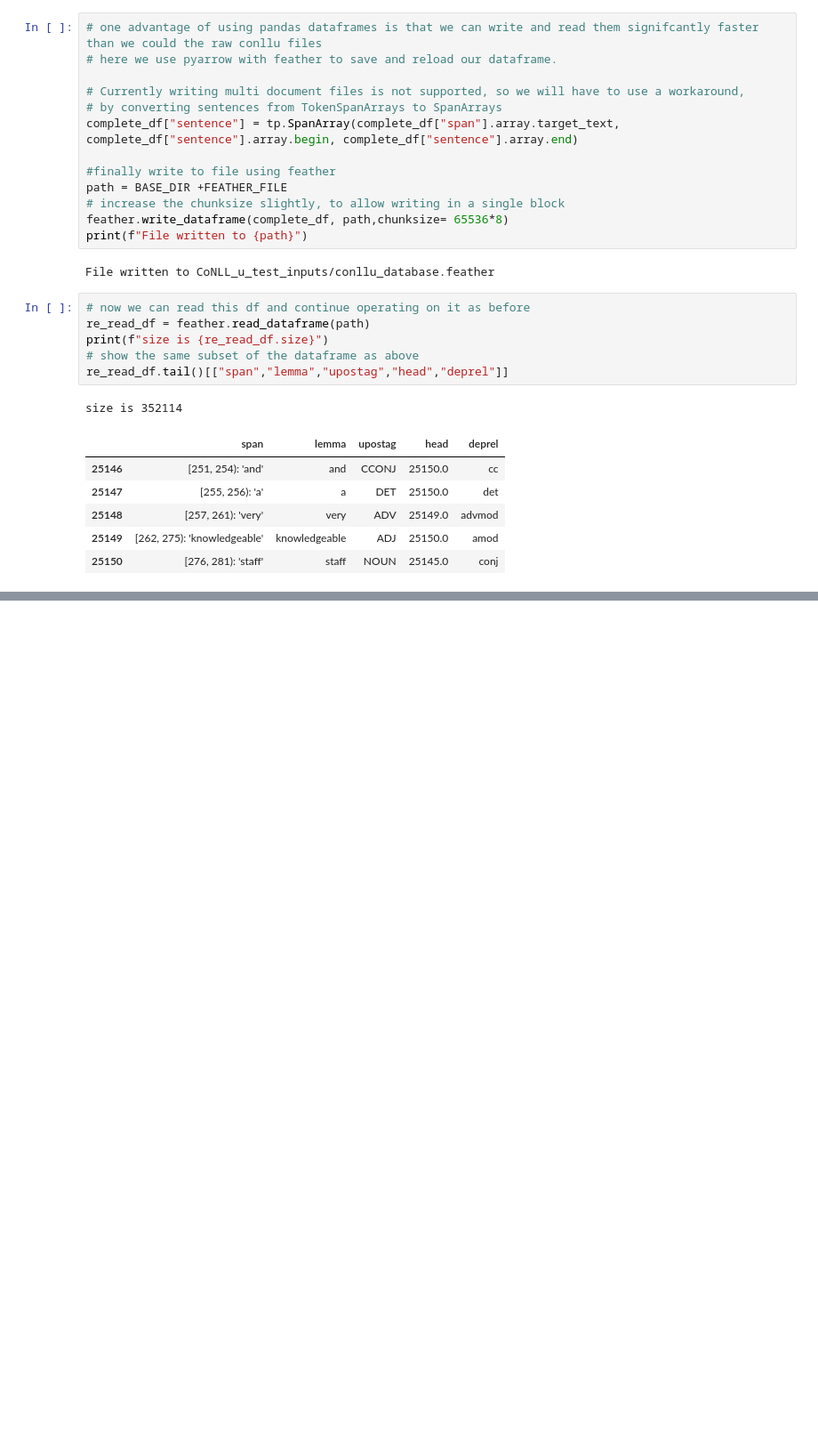
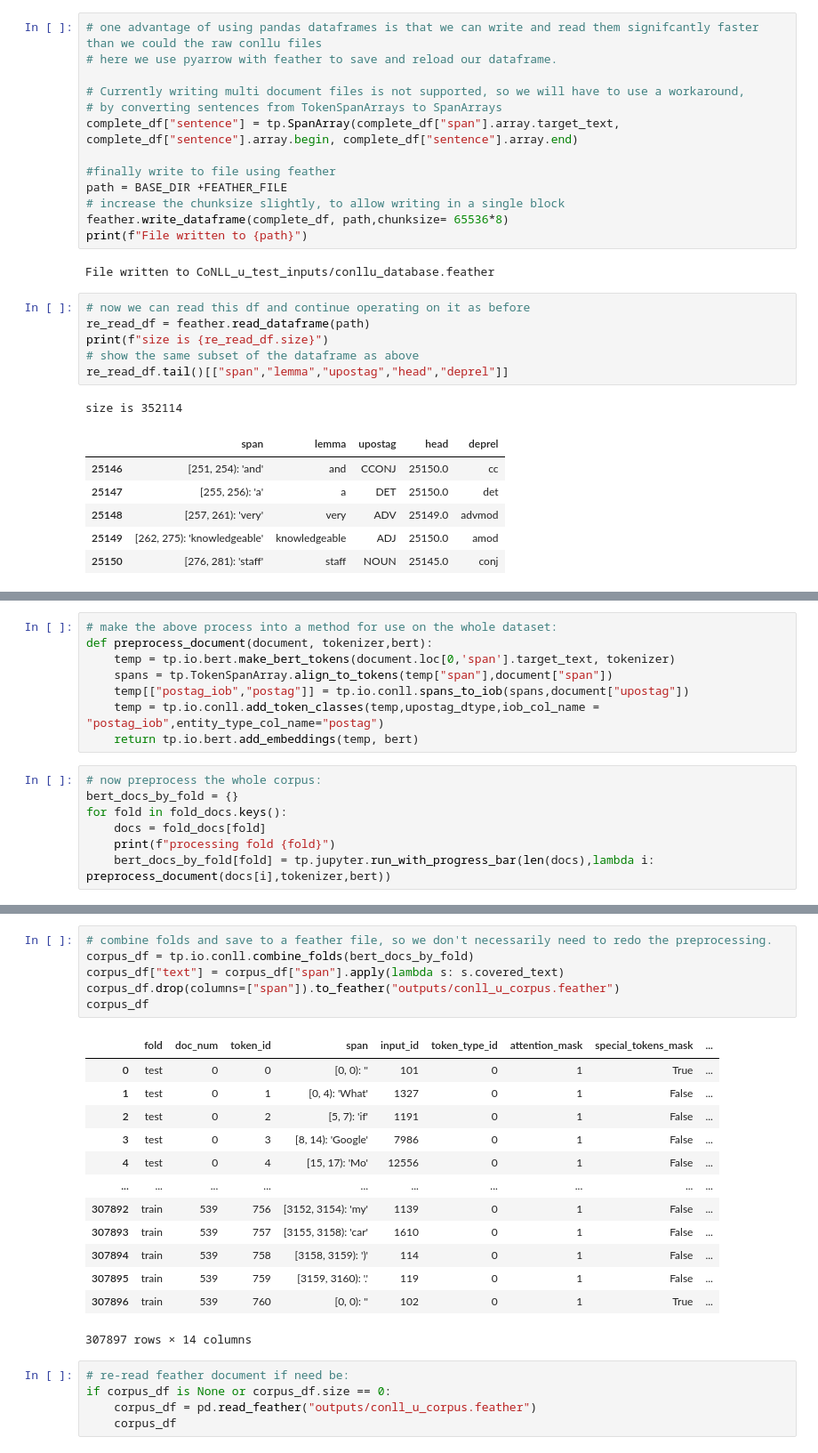
Before and after one commit to CODAIT/text-extensions-for-pandas, a Jupyter notebook: notebooks/Read_CoNLL-U_files.ipynb, the cells around one changed output, grey strips where cells are left out. Shown at 89% size. Saved outputs shown, nothing was run; the diff lists cells and outputs as text; blank space fills up the shorter version.

```diff
--- a/notebooks/Read_CoNLL-U_files.ipynb
+++ b/notebooks/Read_CoNLL-U_files.ipynb
@@ -150,0 +225,15 @@ tp.io.spacy.render_parse_tree(first_sentence,tag_col="upostag",label_col="deprel
+# %%
+# make the above process into a method for use on the whole dataset:
+def preprocess_document(document, tokenizer,bert):
+    temp = tp.io.bert.make_bert_tokens(document.loc[0,'span'].target_text, tokenizer)
+    spans = tp.TokenSpanArray.align_to_tokens(temp["span"],document["span"])
+    temp[["postag_iob","postag"]] = tp.io.conll.spans_to_iob(spans,document["upostag"])
+    temp = tp.io.conll.add_token_classes(temp,upostag_dtype,iob_col_name = "postag_iob",entity_type_col_name="postag")
+    return tp.io.bert.add_embeddings(temp, bert)
+# %%
+# now preprocess the whole corpus:
+bert_docs_by_fold = {}
+for fold in fold_docs.keys():
+    docs = fold_docs[fold]
+    print(f"processing fold {fold}")
+    bert_docs_by_fold[fold] = tp.jupyter.run_with_progress_bar(len(docs),lambda i: preprocess_document(docs[i],tokenizer,bert))
@@ -150,0 +247,25 @@ tp.io.spacy.render_parse_tree(first_sentence,tag_col="upostag",label_col="deprel
+# %%
+# combine folds and save to a feather file, so we don't necessarily need to redo the preprocessing.
+corpus_df = tp.io.conll.combine_folds(bert_docs_by_fold)
+corpus_df["text"] = corpus_df["span"].apply(lambda s: s.covered_text)
+corpus_df.drop(columns=["span"]).to_feather("outputs/conll_u_corpus.feather")
+corpus_df
+# %% [output]
+|  | fold | doc_num | token_id | span | input_id | token_type_id | attention_mask | special_tokens_mask | ... |
+| 0 | test | 0 | 0 | [0, 0): '' | 101 | 0 | 1 | True | ... |
+| 1 | test | 0 | 1 | [0, 4): 'What' | 1327 | 0 | 1 | False | ... |
+| 2 | test | 0 | 2 | [5, 7): 'if' | 1191 | 0 | 1 | False | ... |
+| 3 | test | 0 | 3 | [8, 14): 'Google' | 7986 | 0 | 1 | False | ... |
+| 4 | test | 0 | 4 | [15, 17): 'Mo' | 12556 | 0 | 1 | False | ... |
+| ... | ... | ... | ... | ... | ... | ... | ... | ... | ... |
+| 307892 | train | 539 | 756 | [3152, 3154): 'my' | 1139 | 0 | 1 | False | ... |
+| 307893 | train | 539 | 757 | [3155, 3158): 'car' | 1610 | 0 | 1 | False | ... |
+| 307894 | train | 539 | 758 | [3158, 3159): ')' | 114 | 0 | 1 | False | ... |
+| 307895 | train | 539 | 759 | [3159, 3160): '.' | 119 | 0 | 1 | False | ... |
+| 307896 | train | 539 | 760 | [0, 0): '' | 102 | 0 | 1 | True | ... |
+307897 rows × 14 columns
+# %%
+# re-read feather document if need be:
+if corpus_df is None or corpus_df.size == 0:
+    corpus_df = pd.read_feather("outputs/conll_u_corpus.feather")
+    corpus_df
```
Also changed, not shown: parts of 10 cells of this notebook.
